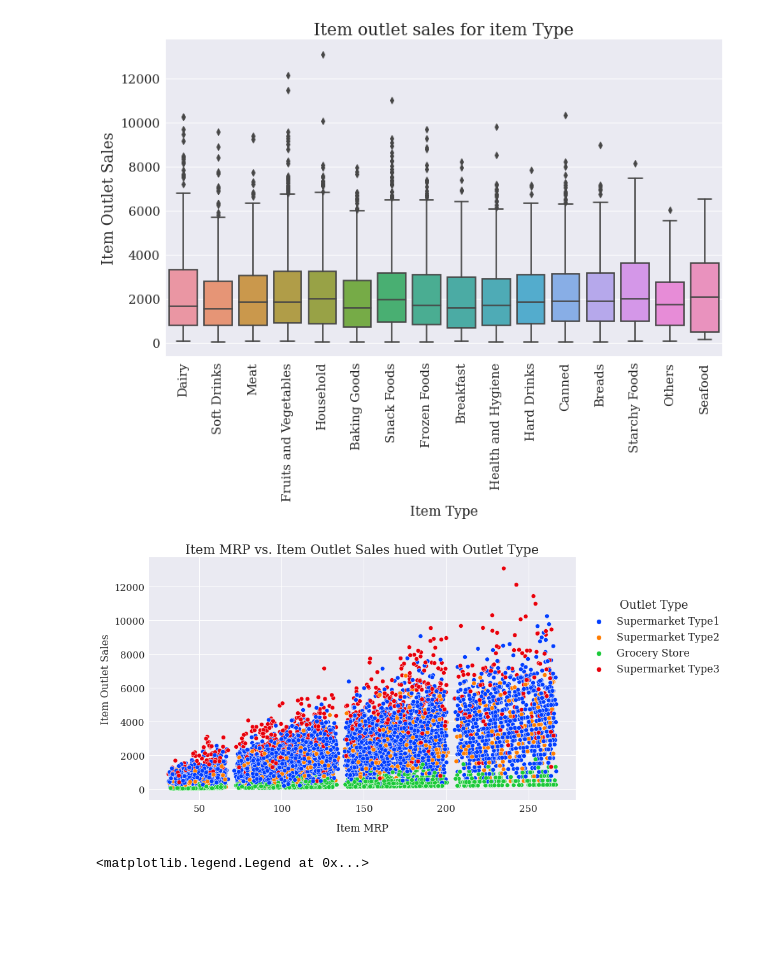
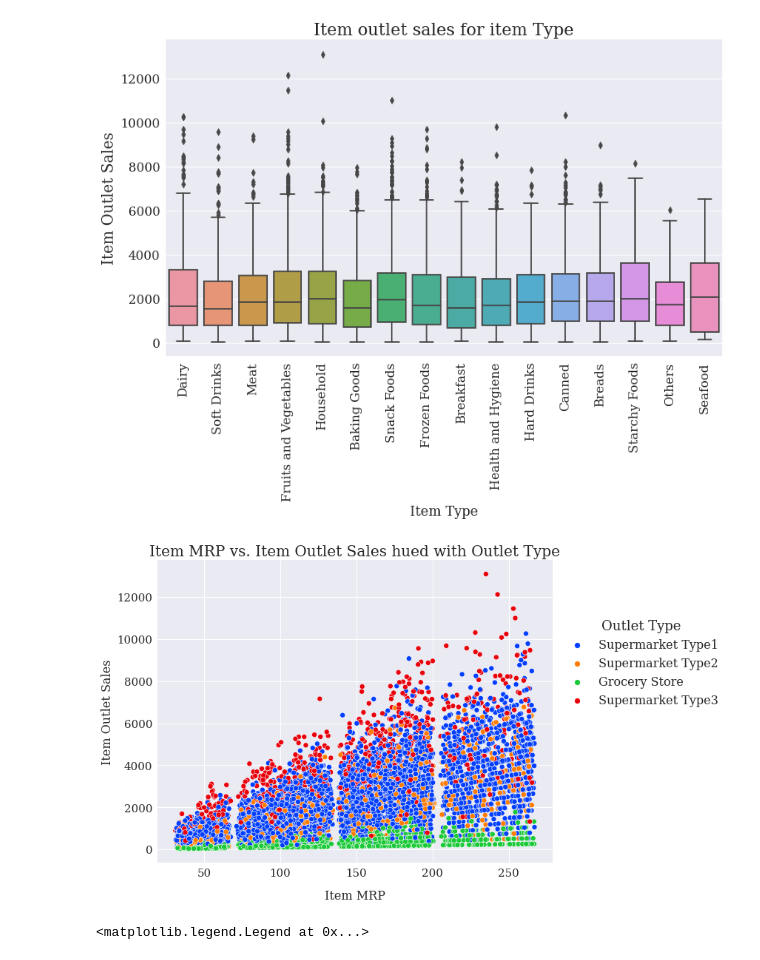
Before and after one commit to rvtovar/sales_predictions, a Jupyter notebook: sales_predictions.ipynb, the cells around one changed output. Cells and saved outputs as stored; diff of their text form; code cells hidden in the pictures; blank space fills up the shorter version.

```diff
--- a/sales_predictions.ipynb
+++ b/sales_predictions.ipynb
@@ -228,23 +228,26 @@ Text(0.5, 1.0, 'Item outlet sales for item Type')
 # %%
 fig,ax = plt.subplots(nrows=1, ncols=1);
 fig.set_size_inches(12, 7)
+fig.
 #ax.scatter(data=df, x="Item_MRP", y='Item_Outlet_Sales')
 sns.scatterplot(data=df, x='Item_MRP', y="Item_Outlet_Sales", hue='Outlet_Type', palette='bright')
 ax.set_xlabel('Item MRP', fontsize=16,labelpad=15)
 ax.set_ylabel('Item Outlet Sales', fontsize=16)
 ax.set_title('Item MRP vs. Item Outlet Sales hued with Outlet Type', fontsize=20);
 ax.tick_params(axis='both', which='major', labelsize=15)
 ax.legend(loc=(1.02, .5), fontsize=16, title="Outlet Type")
 ax.tick_params(axis = 'both', which = 'major', labelsize = 15)
+plt.tight_layout()
+plt.savefig("item_outlet.png")
 
  #Looking at this plot we can see that the sales goes through a wider flucutation the larger the
   #MRP is. with a low MRP item sales go between 0 and 2000, while if MRP goes to 250 we go from 0 to 12000. So
   #the higher the MRP the chance for higher sales on an item is.
   #We can also look at the hue and tell that grocery stores sell the less , while supermarket type 3 sells the most
   # As for supermarket type2 and 3 they seem to be randomly distrubted in the middle sctions. with type 1 supermarkets getting
   # higher sells when they have higher item MRP.
 # %% [output]
-[figure, old version]
+[figure, new version]
 # %%
 fig,ax = plt.subplots(nrows=1, ncols=1);
 fig.set_size_inches(12, 6)
```
Also changed, not shown: parts of 1 cell of this notebook, 2 other files.
